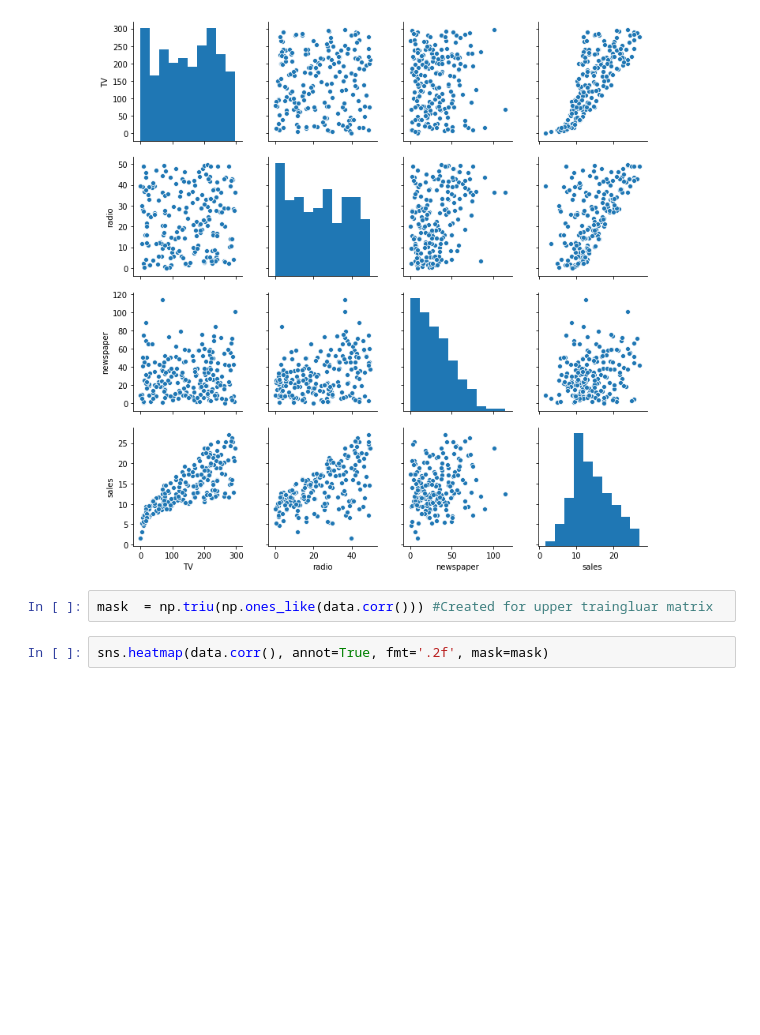
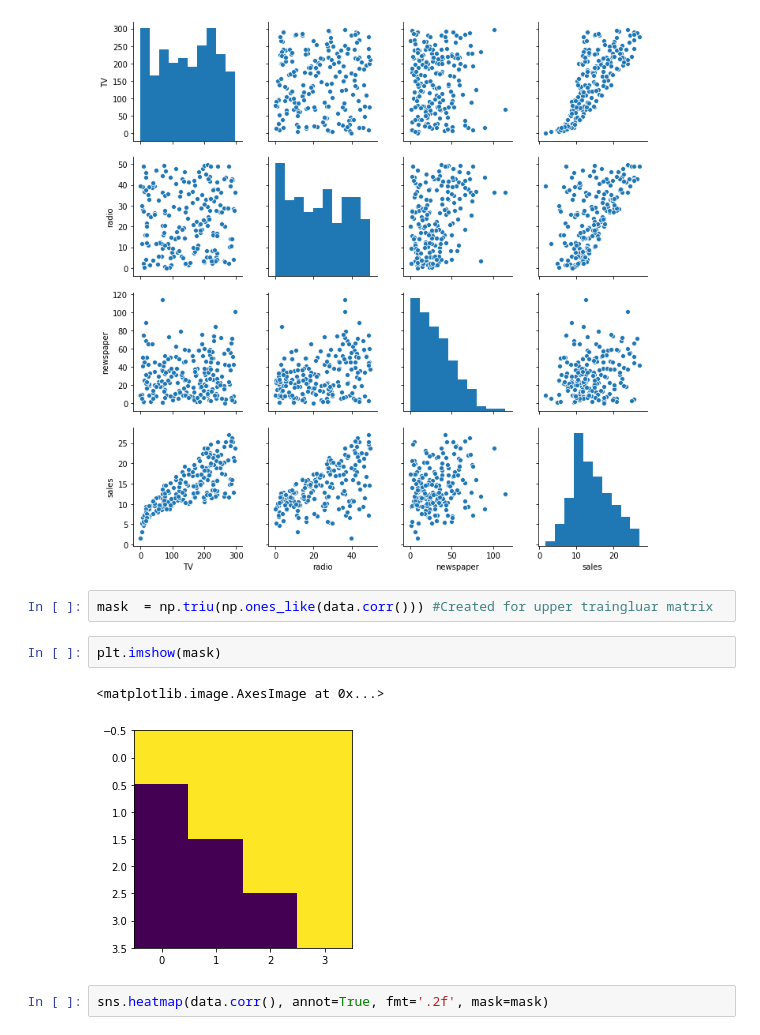
Before and after one commit to singhmanish979/msc_mathematics, a Jupyter notebook: Linear_Regression_Lecture_MSc-II-Main.ipynb, the cells around one changed output. Drawn from its saved outputs; the diff is of its cells as text; blank space fills up the shorter version.

```diff
--- a/Linear_Regression_Lecture_MSc-II-Main.ipynb
+++ b/Linear_Regression_Lecture_MSc-II-Main.ipynb
@@ -83,6 +83,11 @@ sns.pairplot(data)
 [figure]
 # %%
 mask  = np.triu(np.ones_like(data.corr())) #Created for upper traingluar matrix
+# %%
+plt.imshow(mask)
+# %% [output]
+<matplotlib.image.AxesImage at 0x...>
+[figure, added]
 # %%
 sns.heatmap(data.corr(), annot=True, fmt='.2f', mask=mask)
 # %% [output]
```
Also changed, not shown: parts of 60 cells of this notebook, 1 other file.
